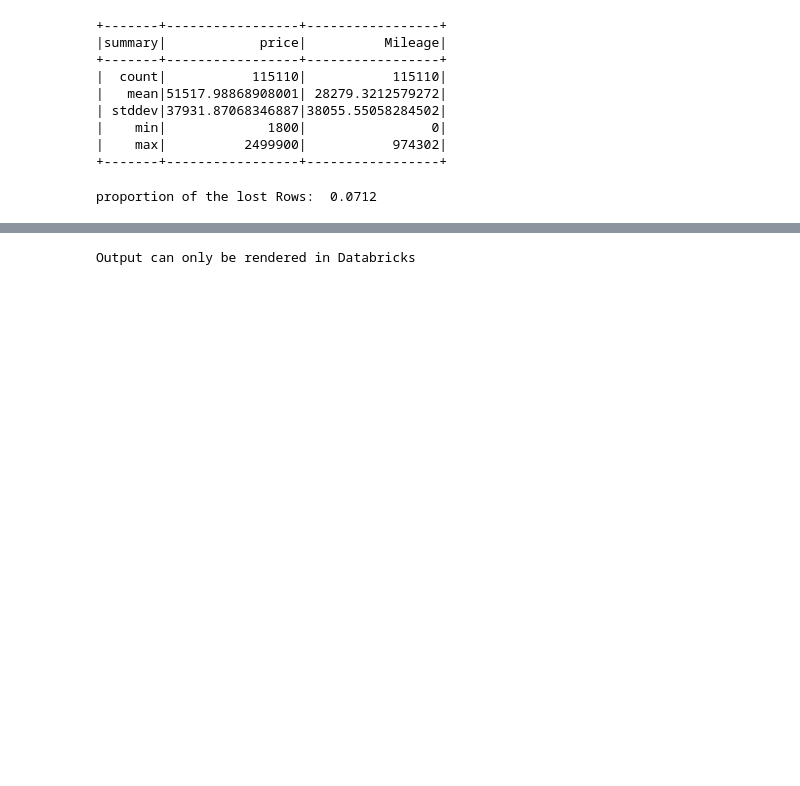
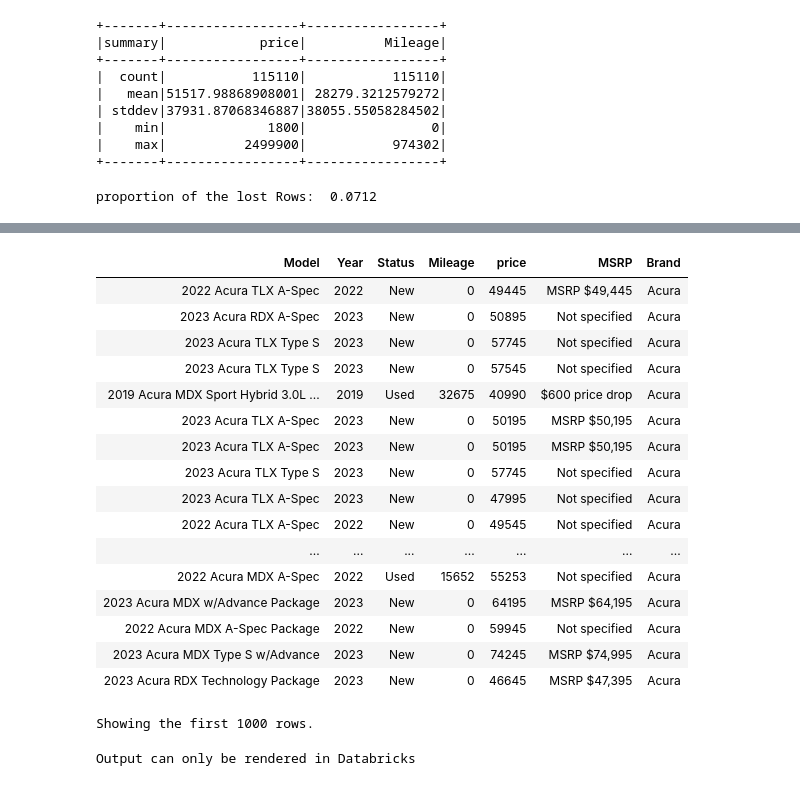
Before and after one commit to Ziziru/used-car-price, a Jupyter notebook: used car price.ipynb, the cells around one changed output, grey strips where cells are left out. Cells and saved outputs as stored; diff of their text form; code cells hidden in the pictures; blank space fills up the shorter version.

```diff
--- a/used car price.ipynb
+++ b/used car price.ipynb
@@ -7,7 +7,7 @@ from pyspark.sql.functions import *
 # %%
 spark=SparkSession.builder.appName('Used-Car-Price').getOrCreate()
 # %%
-df=spark.read.csv('/FileStore/tables/car_data.csv',header=True, inferSchema=True)
+df = spark.read.format("csv").option("header", "true").load("dbfs:/FileStore/shared_uploads/yanjwang222@gmail.com/car_data.csv")
 df.printSchema()
 # %% [output]
 root
@@ -426,5 +426,5 @@ print("proportion of the lost Rows: ",np.round((df.count()-df_clean.count())/df.
 proportion of the lost Rows:  0.0712
 # %%
 df_clean.registerTempTable("dataclean")
-display(sqlContext.sql("select * from dataclean"), maxRows=3000)
+display(sqlContext.sql("select * from dataclean"))
 # %% [output]
@@ -432 +431,19 @@ display(sqlContext.sql("select * from dataclean"), maxRows=3000)
+| Model | Year | Status | Mileage | price | MSRP | Brand |
+| 2022 Acura TLX A-Spec | 2022 | New | 0 | 49445 | MSRP $49,445 | Acura |
+| 2023 Acura RDX A-Spec | 2023 | New | 0 | 50895 | Not specified | Acura |
+| 2023 Acura TLX Type S | 2023 | New | 0 | 57745 | Not specified | Acura |
+| 2023 Acura TLX Type S | 2023 | New | 0 | 57545 | Not specified | Acura |
+| 2019 Acura MDX Sport Hybrid 3.0L ... | 2019 | Used | 32675 | 40990 | $600 price drop | Acura |
+| 2023 Acura TLX A-Spec | 2023 | New | 0 | 50195 | MSRP $50,195 | Acura |
+| 2023 Acura TLX A-Spec | 2023 | New | 0 | 50195 | MSRP $50,195 | Acura |
+| 2023 Acura TLX Type S | 2023 | New | 0 | 57745 | Not specified | Acura |
+| 2023 Acura TLX A-Spec | 2023 | New | 0 | 47995 | Not specified | Acura |
+| 2022 Acura TLX A-Spec | 2022 | New | 0 | 49545 | Not specified | Acura |
+| ... | ... | ... | ... | ... | ... | ... |
+| 2022 Acura MDX A-Spec | 2022 | Used | 15652 | 55253 | Not specified | Acura |
+| 2023 Acura MDX w/Advance Package | 2023 | New | 0 | 64195 | MSRP $64,195 | Acura |
+| 2022 Acura MDX A-Spec Package | 2022 | New | 0 | 59945 | Not specified | Acura |
+| 2023 Acura MDX Type S w/Advance | 2023 | New | 0 | 74245 | MSRP $74,995 | Acura |
+| 2023 Acura RDX Technology Package | 2023 | New | 0 | 46645 | MSRP $47,395 | Acura |
-Output can only be rendered in Databricks
+Showing the first 1000 rows.
+Output can only be rendered in Databricks
```
Also changed, not shown: parts of 23 cells of this notebook.
